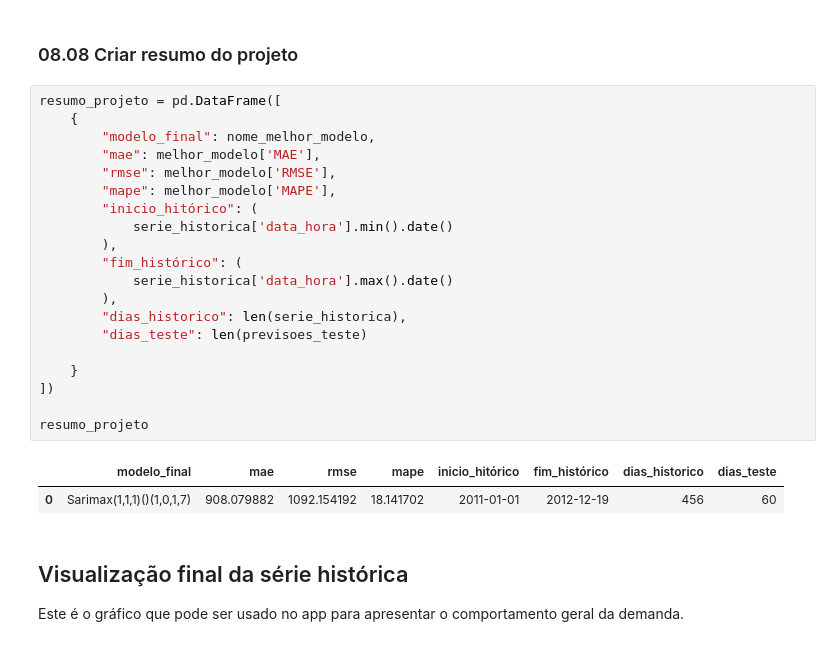
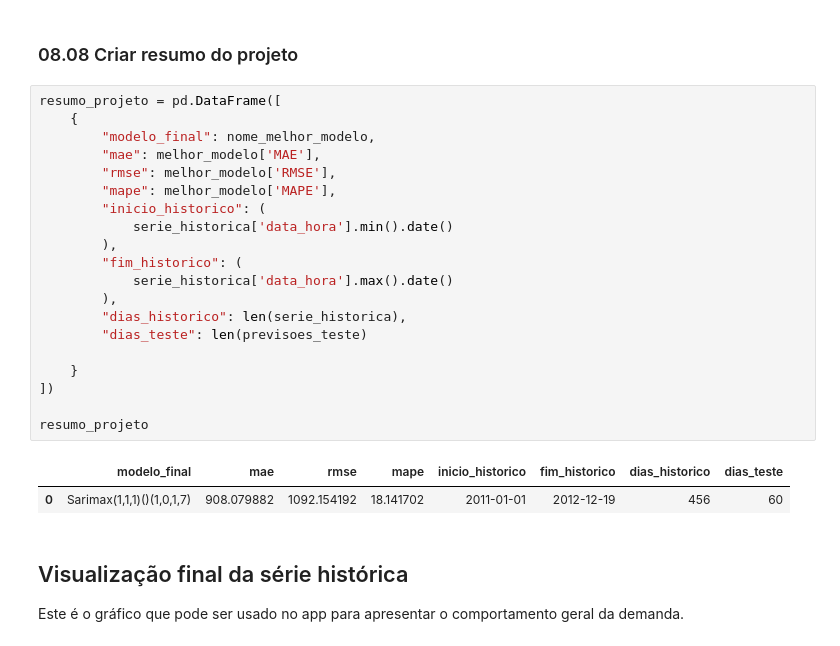
Before and after one commit to ariel-velardo/ALURA, a Jupyter notebook: series-temporais-bikes/notebooks/08_preparacao_streamlit.ipynb, the cells around one changed output. Drawn from its saved outputs; the diff is of its cells as text.

```diff
--- a/series-temporais-bikes/notebooks/08_preparacao_streamlit.ipynb
+++ b/series-temporais-bikes/notebooks/08_preparacao_streamlit.ipynb
@@ -168,25 +168,25 @@ MAPE:
 # %%
 resumo_projeto = pd.DataFrame([
     {
         "modelo_final": nome_melhor_modelo,
         "mae": melhor_modelo['MAE'],
         "rmse": melhor_modelo['RMSE'],
         "mape": melhor_modelo['MAPE'],
-        "inicio_hitórico": (
+        "inicio_historico": (
             serie_historica['data_hora'].min().date()
         ),
-        "fim_histórico": (
+        "fim_historico": (
             serie_historica['data_hora'].max().date()
         ),
         "dias_historico": len(serie_historica),
         "dias_teste": len(previsoes_teste)
 
     }
 ])
 
 resumo_projeto
 # %% [output]
-|  | modelo_final | mae | rmse | mape | inicio_hitórico | fim_histórico | dias_historico | dias_teste |
+|  | modelo_final | mae | rmse | mape | inicio_historico | fim_historico | dias_historico | dias_teste |
 | 0 | Sarimax(1,1,1)()(1,0,1,7) | 908.079882 | 1092.154192 | 18.141702 | 2011-01-01 | 2012-12-19 | 456 | 60 |
 # %% [markdown]
 ## Visualização final da série histórica
```
Also changed, not shown: 2 other files.
